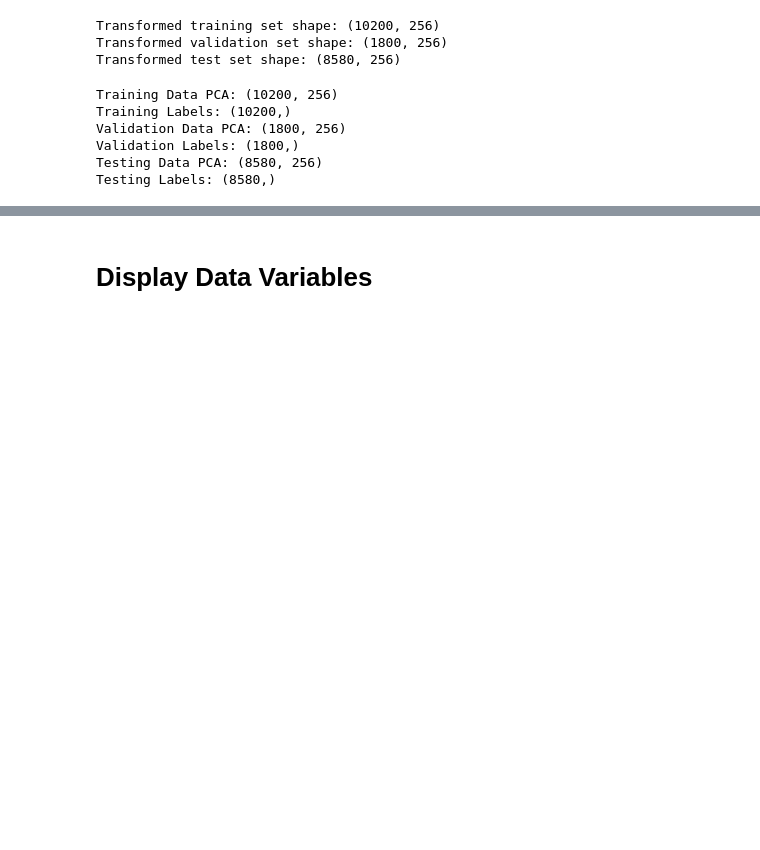
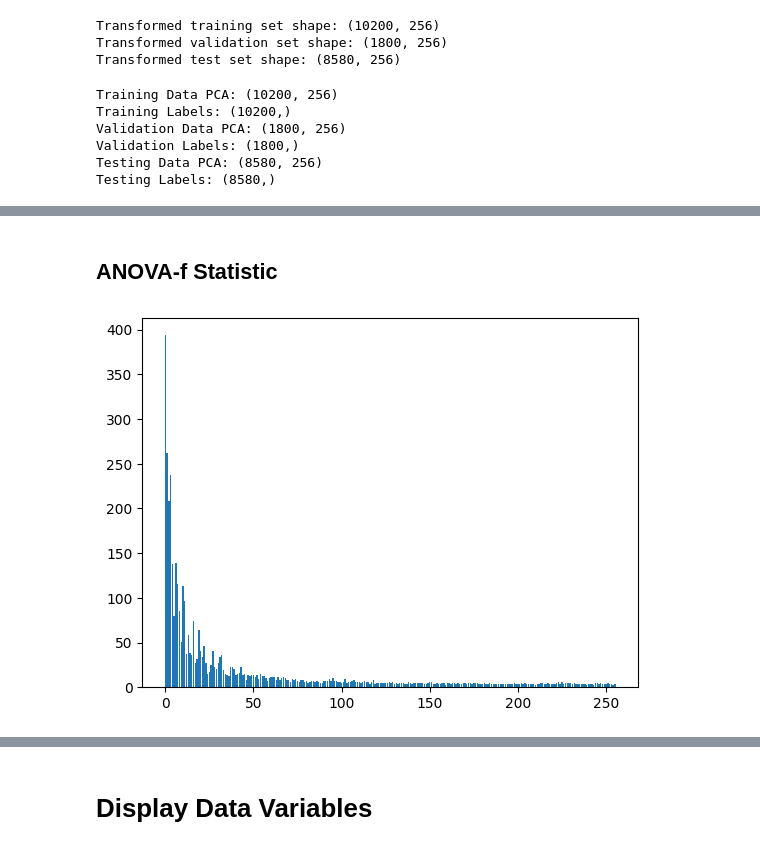
Before and after one commit to realtomkwok/info911-project, a Jupyter notebook: mlp.ipynb, the cells around one changed output, grey strips where cells are left out. Drawn from its saved outputs; the diff is of its cells as text; code cells hidden in the pictures; blank space fills up the shorter version.

```diff
--- a/mlp.ipynb
+++ b/mlp.ipynb
@@ -235,0 +256,21 @@ Testing Labels: (8580,)
+# %%
+def feature_section(train,valid,test, stat,k):
+  fs = SelectKBest(score_func=stat, k=k)
+  fs.fit(X_train_pca, y_train)
+  train_fs = fs.transform(train)
+  valid_fs = fs.transform(valid)
+  test_fs = fs.transform(test)
+  return train_fs, valid_fs, test_fs, fs
+
+def display_fs(fs):
+  plt.bar([i for i in range(len(fs.scores_))], fs.scores_)
+  plt.show()
+# %% [markdown]
+## **ANOVA-f Statistic**
+# %%
+_,_,_,ftest = feature_section(X_train_pca, X_valid_pca, X_test_pca, f_classif, "all")
+_,_,_,mutalinfo = feature_section(X_train_pca, X_valid_pca, X_test_pca, mutual_info_classif, "all")
+# %%
+display_fs(ftest)
+# %% [output]
+[figure, added]
```
Also changed, not shown: parts of 23 cells of this notebook, 12 other files.
